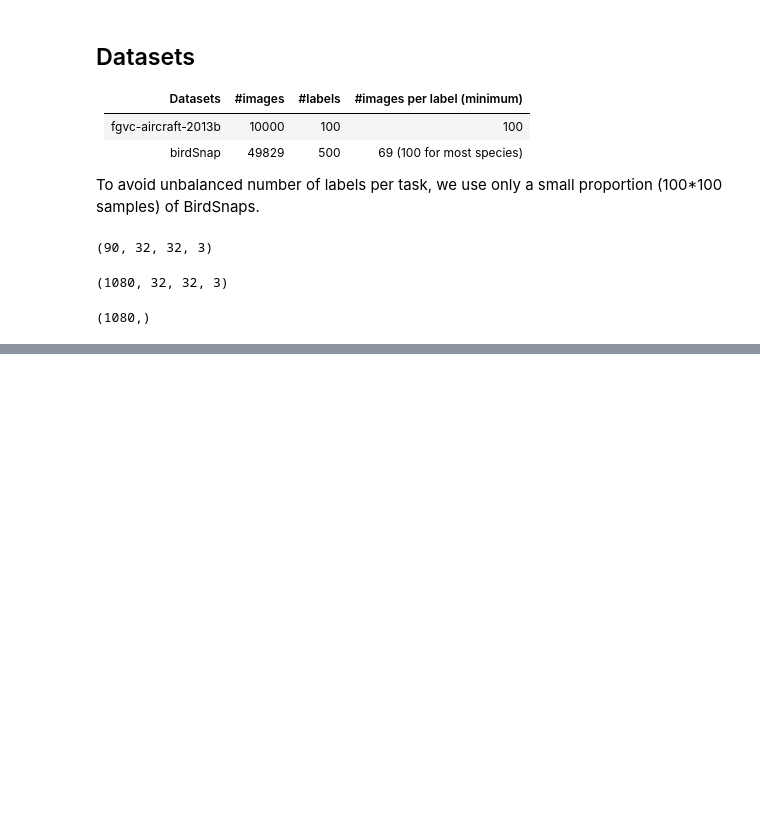
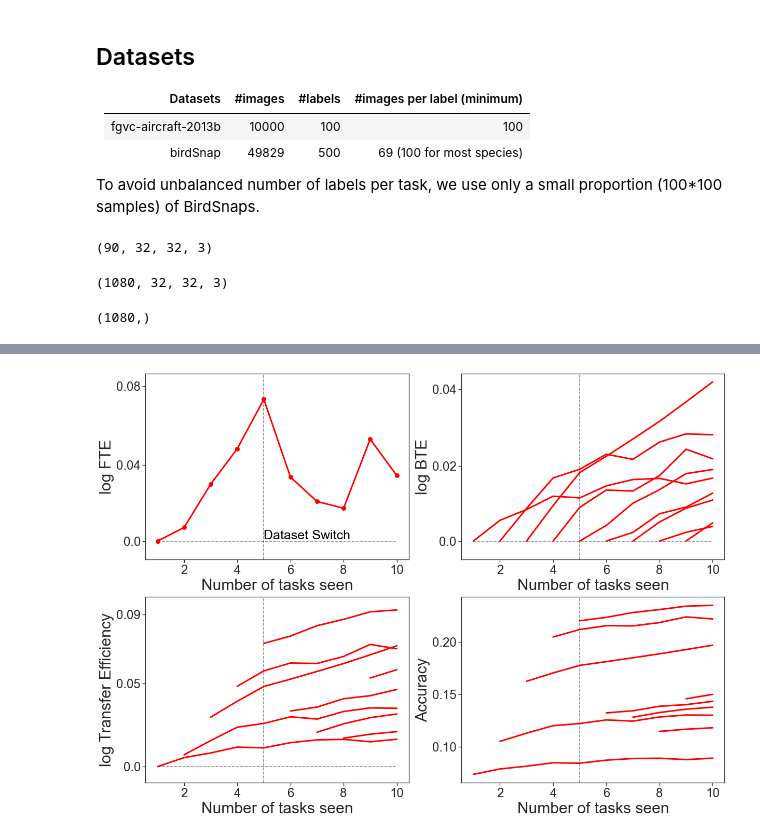
Before and after one commit to chenyugoal/Dataset_Preprocessing, a Jupyter notebook: flying_experiment/experiment.ipynb, the cells around one changed output, grey strips where cells are left out. Saved outputs shown, nothing was run; the diff lists cells and outputs as text; code cells hidden in the pictures; blank space fills up the shorter version.

Commit message:
figure stuff

```diff
--- a/flying_experiment/experiment.ipynb
+++ b/flying_experiment/experiment.ipynb
@@ -86,13 +85,13 @@ plt.imshow(img.astype(np.uint8))
 # %%
 from flying_functions import single_experiment
 
-# L2N Model
+# L2F Model
 
 model = 'uf'
 ntrees = 10     # number of trees, used when model is uf
-num_repetition = 5
+num_repetition = 20
 
 accuracy_list = Parallel(n_jobs=5)(delayed(single_experiment)(train_x_task,test_x_task,train_y_task,test_y_task,ntrees,model) for _ in range(num_repetition))
 
-accuracy_all_avg = np.average(accuracy_list, axis = 0)
+accuracy_all_avg_uf = np.average(accuracy_list, axis = 0)
 # %%
@@ -100,9 +113,13 @@ accuracy_all_avg
 # %%
 from flying_functions import calculate_results
 
-err, bte, fte, te = calculate_results(accuracy_all_avg)
+err_uf, bte_uf, fte_uf, te_uf = calculate_results(accuracy_all_avg_uf)
 # %%
-# L2F vs L2N, without shuffle
+err = err_uf
+bte = bte_uf
+fte = fte_uf
+te  = te_uf
+
 import seaborn as sns
 import matplotlib.pyplot as plt
 from matplotlib.pyplot import MultipleLocator
@@ -118,42 +135,90 @@ linewidth = 3
 fig, ax = plt.subplots(2, 2, figsize=(20, 14.5))
 
 # FTE
+ax[0][0].axvline(x= 5,linestyle="dashed",color='black',alpha = 0.5)
+ax[0][0].text(5, 1.001, 'Dataset Switch',fontsize=25, color='black')
 ax[0][0].plot(np.arange(1, num_tasks + 1), fte, c='red', marker='.', markersize=markersize, linewidth=linewidth, label = 'Odif')
+
 ax[0][0].hlines(1, 1, num_tasks, colors='grey', linestyles='dashed', linewidth=0.5*linewidth)
 ax[0][0].tick_params(labelsize=ticksize)
 ax[0][0].set_xlabel('Number of tasks seen', fontsize=fontsize)
-ax[0][0].set_ylabel('Forward TE',fontsize=fontsize)
+ax[0][0].set_ylabel('log FTE',fontsize=fontsize)
+ax[0][0].set_yticks([1, 1.0408, 1.0833])
+ax[0][0].set_ylim(0.99, 1.09)
+
+log_lbl = np.round(
+    np.log([1, 1.0408, 1.0833]),
+    2
+)
+labels = [item.get_text() for item in ax[0][0].get_yticklabels()]
+
+for ii,_ in enumerate(labels):
+    labels[ii] = str(log_lbl[ii])
+
+ax[0][0].set_yticklabels(labels)
 
 # BTE
+ax[0][1].axvline(x= 5,linestyle="dashed",color='black',alpha = 0.5)
 for i in range(num_tasks):
     et = np.asarray(bte[i])
     ns = np.arange(i + 1, num_tasks + 1)
     ax[0][1].plot(ns, et, c='red', linewidth=linewidth)
 
 ax[0][1].set_xlabel('Number of tasks seen', fontsize=fontsize)
-ax[0][1].set_ylabel('Backward TE', fontsize=fontsize)
+ax[0][1].set_ylabel('log BTE', fontsize=fontsize)
 ax[0][1].tick_params(labelsize=ticksize)
 ax[0][1].hlines(1, 1, num_tasks, colors='grey', linestyles='dashed', linewidth=0.5*linewidth)
 
+ax[0][1].set_yticks([1, 1.0202, 1.0408])
+ax[0][1].set_ylim(0.995, 1.045)
+
+log_lbl = np.round(
+    np.log([1, 1.0202, 1.0408]),
+    2
+)
+labels = [item.get_text() for item in ax[0][1].get_yticklabels()]
+
+for ii,_ in enumerate(labels):
+    labels[ii] = str(log_lbl[ii])
+
+ax[0][1].set_yticklabels(labels)
+
 # TE
+ax[1][0].axvline(x= 5,linestyle="dashed",color='black',alpha = 0.5)
 for i in range(num_tasks):
     et = np.asarray(te[i])
     ns = np.arange(i + 1, num_tasks + 1)
     ax[1][0].plot(ns, et, c='red', linewidth=linewidth)
 
 ax[1][0].set_xlabel('Number of tasks seen', fontsize=fontsize)
-ax[1][0].set_ylabel('Transfer Efficiency', fontsize=fontsize)
+ax[1][0].set_ylabel('log Transfer Efficiency', fontsize=fontsize)
 ax[1][0].tick_params(labelsize=ticksize)
 ax[1][0].hlines(1, 1, num_tasks, colors='grey', linestyles='dashed', linewidth=0.5*linewidth)
-ax[1][0].yaxis.set_major_locator(MultipleLocator(1))
+
+ax[1][0].set_yticks([1, 1.0513, 1.0942])
+ax[1][0].set_ylim(0.99, 1.105)
+
+log_lbl = np.round(
+    np.log([1, 1.0513, 1.0942]),
+    2
+)
+labels = [item.get_text() for item in ax[1][0].get_yticklabels()]
+
+for ii,_ in enumerate(labels):
+    labels[ii] = str(log_lbl[ii])
+
+ax[1][0].set_yticklabels(labels)
 
 # Accuracy
+ax[1][1].axvline(x= 5,linestyle="dashed",color='black',alpha = 0.5)
 for i in range(num_tasks):
     et = 1 - np.asarray(err[i])
     ns = np.arange(i + 1, num_tasks + 1)
     if i == 0: ax[1][1].plot(ns, et, c='red', linewidth=linewidth, label = 'Odif')
     else: ax[1][1].plot(ns, et, c='red', linewidth=linewidth)
 
 ax[1][1].set_xlabel('Number of tasks seen', fontsize=fontsize)
 ax[1][1].set_ylabel('Accuracy', fontsize=fontsize)
 ax[1][1].tick_params(labelsize=ticksize)
+# %% [output]
+[figure, added]
```
Also changed, not shown: parts of 5 cells of this notebook.
